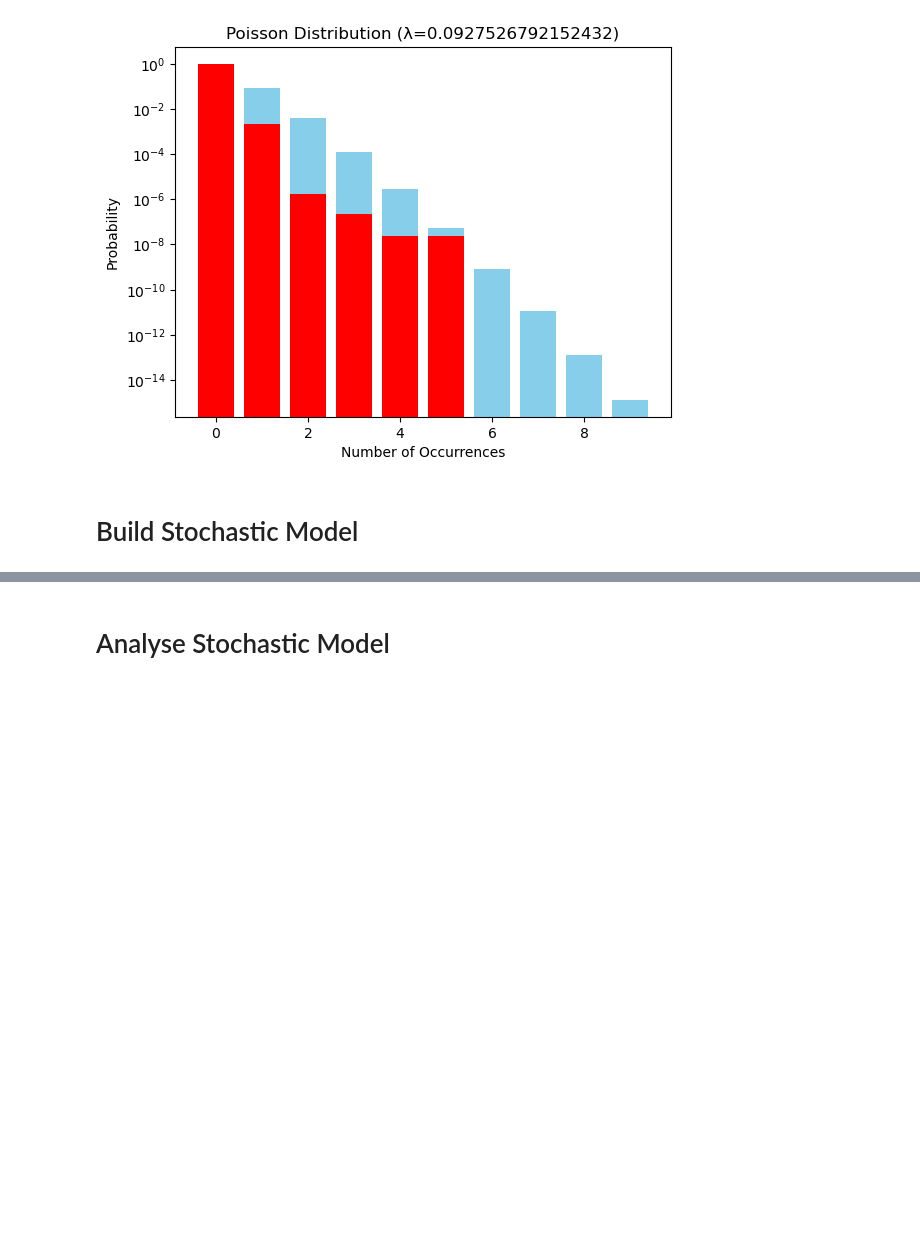
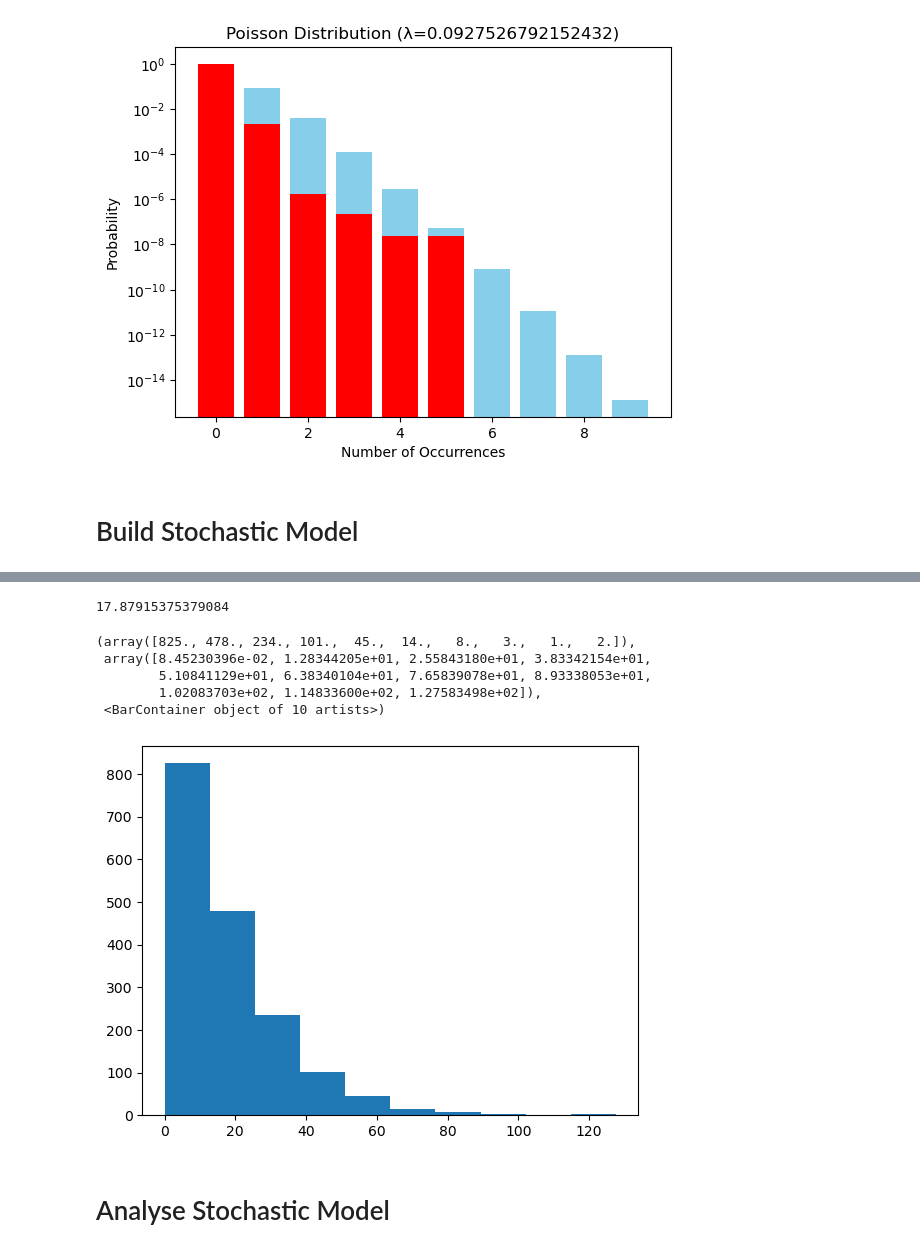
Before and after one commit to UoB-DSMP-2023-24/dsmp-2024-group-19, a Jupyter notebook: Stochastic/Simul1.ipynb, the cells around one changed output, grey strips where cells are left out. Cells and saved outputs as stored; diff of their text form; code cells hidden in the pictures; blank space fills up the shorter version.

```diff
--- a/Stochastic/Simul1.ipynb
+++ b/Stochastic/Simul1.ipynb
@@ -223,2 +252,13 @@ plt.plot(test[2], test[3])
+# %%
+print(np.mean(np.diff(test[0])))
+plt.hist(np.diff(test[0]))
+# %% [output]
+17.87915375379084
+(array([825., 478., 234., 101.,  45.,  14.,   8.,   3.,   1.,   2.]),
+ array([8.45230396e-02, 1.28344205e+01, 2.55843180e+01, 3.83342154e+01,
+        5.10841129e+01, 6.38340104e+01, 7.65839078e+01, 8.93338053e+01,
+        1.02083703e+02, 1.14833600e+02, 1.27583498e+02]),
+ <BarContainer object of 10 artists>)
+[figure, added]
 # %% [markdown]
 # Analyse Stochastic Model
```
Also changed, not shown: parts of 9 cells of this notebook.
